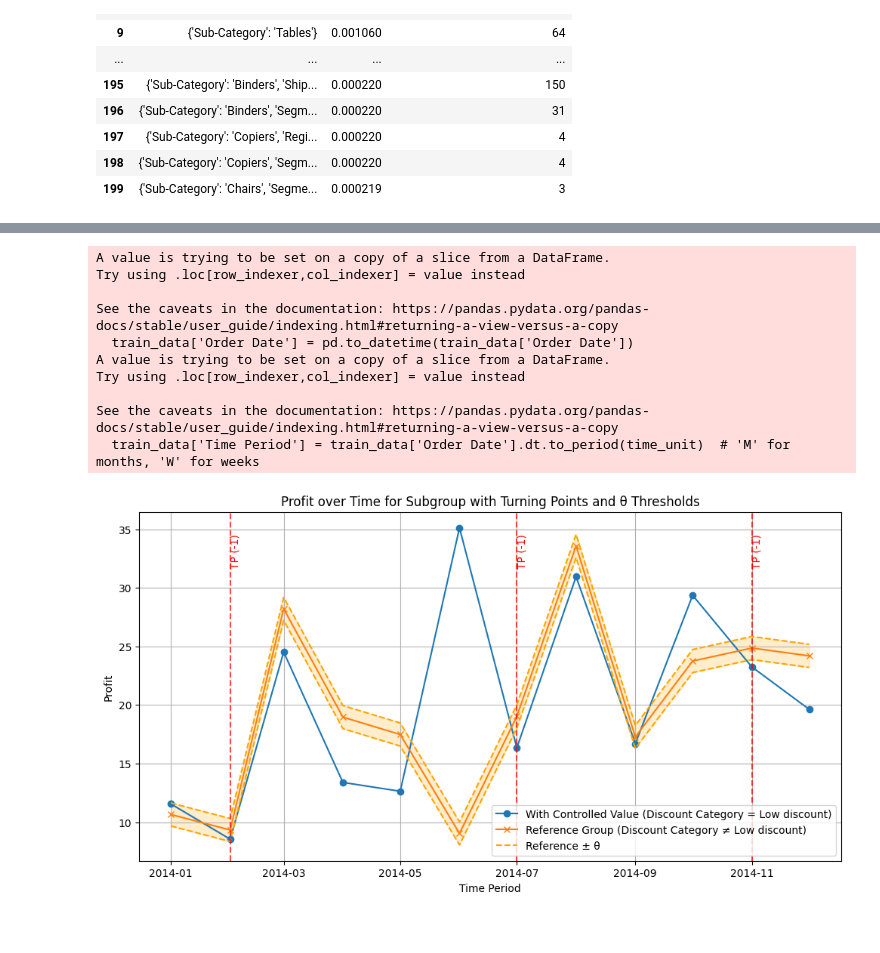
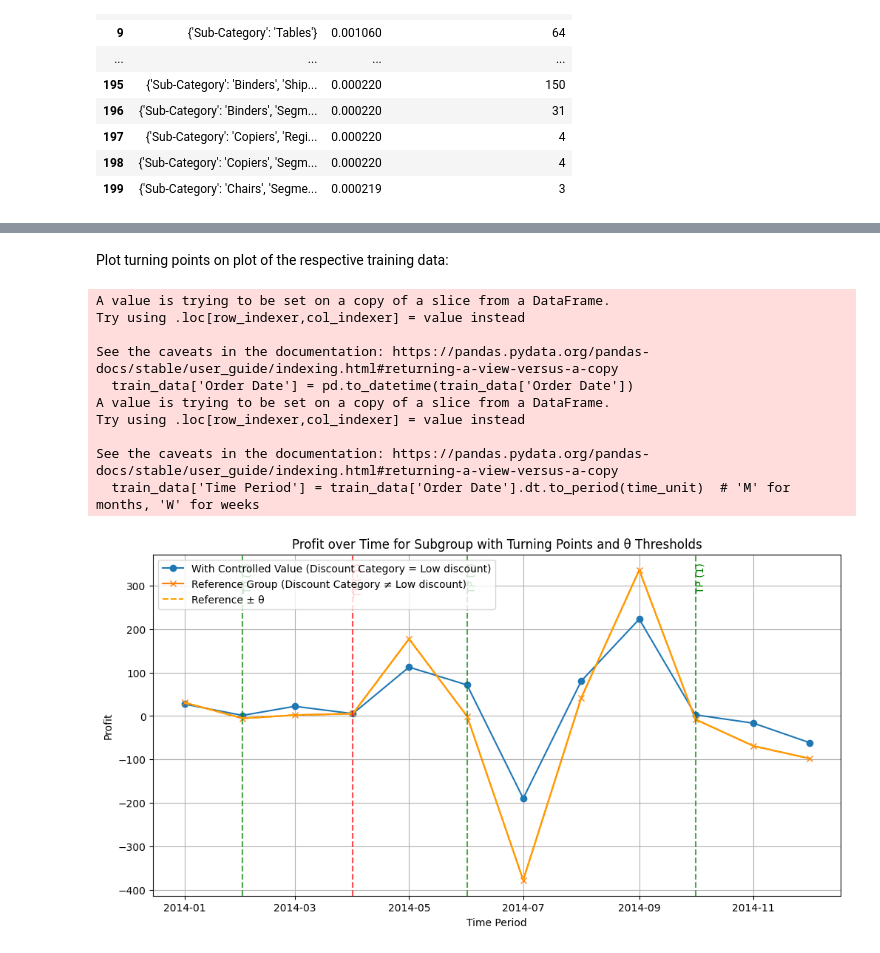
Before and after one commit to mauritzvanlingen/RTiDM-groep-2, a Jupyter notebook: subgroup_discovery.ipynb, the cells around one changed output, grey strips where cells are left out. Cells and saved outputs as stored; diff of their text form; code cells hidden in the pictures.

```diff
--- a/subgroup_discovery.ipynb
+++ b/subgroup_discovery.ipynb
@@ -297,24 +276,32 @@ def indicator_function(A_S, A_ref, Y_S, Y_ref, theta):
     else:
         return 0
 
-# Detect Turning Points based on indicator values
+# Detect Turning Points based on indicator values, skip NaN in turning points detection
 def detect_turning_points(indicator_series, n_min=2):
     turning_points = []
-    current_value = indicator_series[0]
-    run_length = 1
+    current_value = None
+    run_length = 0
 
-    for t in range(1, len(indicator_series)):
+    for t in range(len(indicator_series)):
+        # Skip NaN values when detecting turning points
         if pd.isna(indicator_series[t]):
-            continue  # Skip NaN values in turning points detection
+            continue  # Ignore NaN values for turning points
+
+        if current_value is None:  # Initialization for the first non-NaN value
+            current_value = indicator_series[t]
+            run_length = 1
+            continue
 
         if indicator_series[t] == current_value:
             run_length += 1
         else:
+            # Check if the run length is valid (n_min) and not at the start or end
             if run_length >= n_min and t != 1 and t != len(indicator_series) - 1:
                 turning_points.append((t - run_length, current_value))
             current_value = indicator_series[t]
             run_length = 1
 
+    # Handle the last segment if it meets the conditions
     if run_length >= n_min and len(indicator_series) > 1:
         turning_points.append((len(indicator_series) - run_length, current_value))
 
@@ -372,9 +359,11 @@ def analyze_subgroups_with_indicator(subgroups, df, controllable_attributes, tar
             Y_ref_monthly = Y_ref_t.loc[month] if pd.notna(Y_ref_t.loc[month]) else np.nan  # Return NaN if the reference value is missing
 
             indicator_value = indicator_function(A_S_t, A_ref_t, Y_S_t, Y_ref_monthly, theta)
+
+            # Add indicator value (NaNs are allowed here)
             indicator_values.append(indicator_value)
 
-        # Detect turning points based on the indicator values
+        # Detect turning points based on the indicator values (ignoring NaNs in detection)
         turning_points = detect_turning_points(indicator_values, n_min=n_min)
 
         # Exclude turning point at t = 0 from the quality count
@@ -464,3 +488,5 @@ Skipping empty subgroup or reference group
+# %% [markdown]
+Plot turning points on plot of the respective training data:
 # %%
 import pandas as pd
 import numpy as np
@@ -474,7 +500,7 @@ train_data['Time Period'] = train_data['Order Date'].dt.to_period(time_unit)  #
 complete_time_index = pd.period_range(start=train_data['Time Period'].min(), end=train_data['Time Period'].max(), freq=time_unit)
 
 # Extract the desired subgroup from the sorted DataFrame
-first_row = subgroup_details_df_sorted.iloc[1]  # Adjust the index as needed
+first_row = subgroup_details_df_sorted.iloc[0]  # Adjust the index as needed
 attributes = first_row['Attributes']
 A_S_t = first_row['Discount Category']  # The controlled variable value
 controllable_attributes = 'Discount Category'  # The controllable attribute
@@ -533,31 +559,31 @@ for tp in turning_points:
     index, value = tp  # index in indicator_values
     time_period = complete_time_index[index].to_timestamp()
     # Choose color based on the turning point value
     if value == 1:
         color = 'green'  # Positive turning point
     elif value == -1:
         color = 'red'    # Negative turning point
     else:
         color = 'grey'   # Neutral
     plt.axvline(x=time_period, color=color, linestyle='--', alpha=0.7)
     # Optionally, annotate the turning point
     plt.text(time_period, plt.ylim()[1]*0.95, f'TP ({value})', rotation=90, verticalalignment='top', color=color)
 
 plt.xlabel('Time Period')
 plt.ylabel(target_attribute)
 plt.title('Profit over Time for Subgroup with Turning Points and θ Thresholds')
 plt.legend()
 plt.grid(True)
 plt.show()
 # %% [output]
 A value is trying to be set on a copy of a slice from a DataFrame.
 Try using .loc[row_indexer,col_indexer] = value instead
 
 See the caveats in the documentation: https://pandas.pydata.org/pandas-docs/stable/user_guide/indexing.html#returning-a-view-versus-a-copy
   train_data['Order Date'] = pd.to_datetime(train_data['Order Date'])
 A value is trying to be set on a copy of a slice from a DataFrame.
 Try using .loc[row_indexer,col_indexer] = value instead
 
 See the caveats in the documentation: https://pandas.pydata.org/pandas-docs/stable/user_guide/indexing.html#returning-a-view-versus-a-copy
   train_data['Time Period'] = train_data['Order Date'].dt.to_period(time_unit)  # 'M' for months, 'W' for weeks
-[figure, old version]
+[figure, new version]
```
Also changed, not shown: parts of 10 cells of this notebook.
